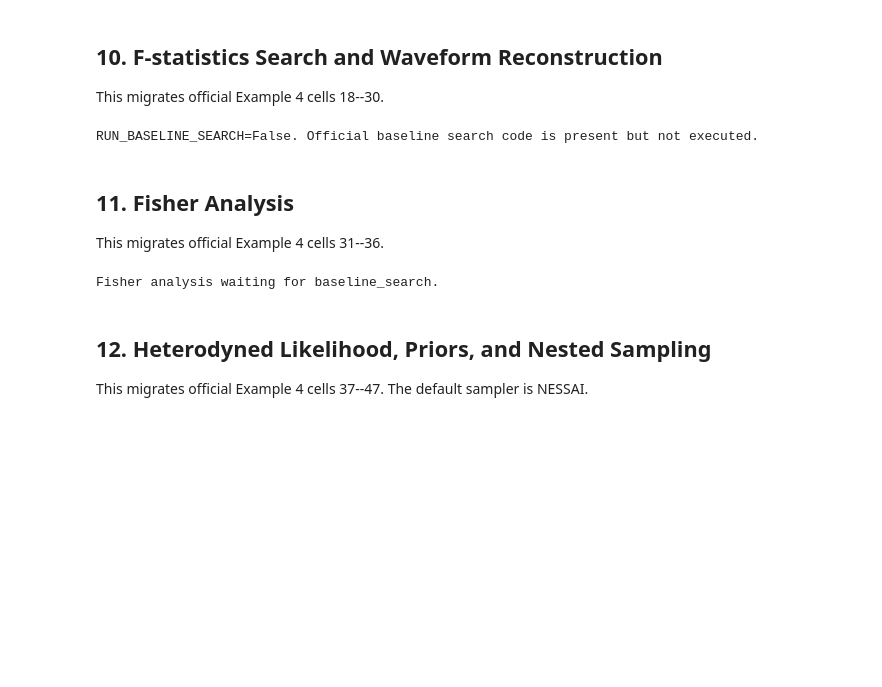
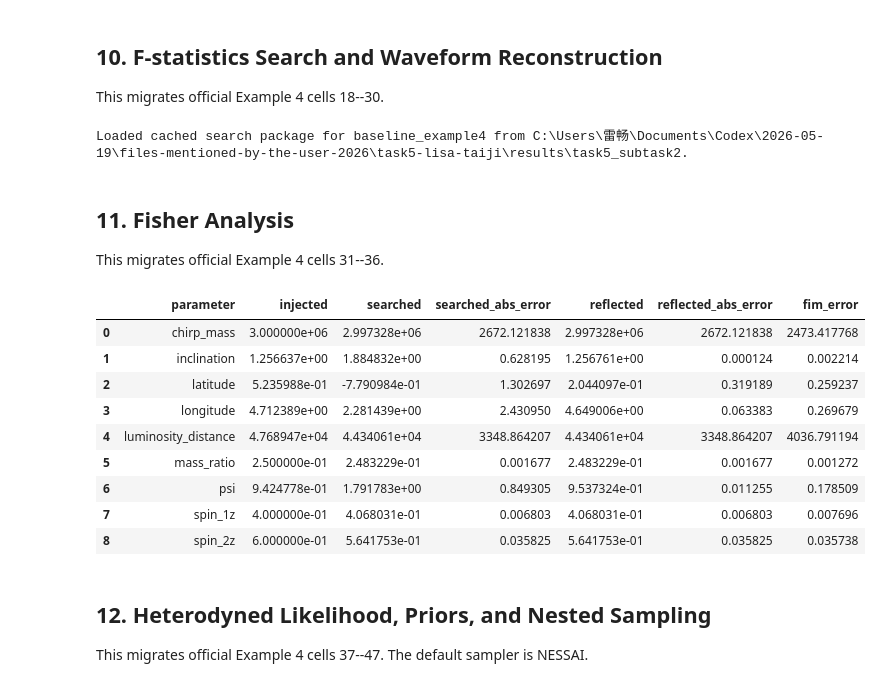
Before and after one commit to leichang131-debug/task5-lisa-taiji, a Jupyter notebook: notebooks/02_taiji_mbhb_parameter_estimation.ipynb, the cells around one changed output. Cells and saved outputs as stored; diff of their text form; code cells hidden in the pictures; blank space fills up the shorter version.

Commit message:
Complete subtask 2 TDC parameter workflow

```diff
--- a/notebooks/02_taiji_mbhb_parameter_estimation.ipynb
+++ b/notebooks/02_taiji_mbhb_parameter_estimation.ipynb
@@ -437,9 +481,11 @@ This migrates official Example 4 cells 18--30.
 def build_intrinsic_priors(response_kwargs_direct: dict) -> np.ndarray:
     return np.array([[5.0, 7.0], [0.01, 0.99], [-0.9, 0.9], [-0.9, 0.9], [response_kwargs_direct["tmin"], response_kwargs_direct["tmax"]], [0.0, TWOPI], [-1.0, 1.0]])
 
-def run_fstat_search(window: dict, maxiter: int = 1000, popsize_factor: int = 5) -> dict:
+def run_fstat_search(window: dict, maxiter: int | None = None, popsize_factor: int = 5) -> dict:
     if FDTDI is None:
         raise RuntimeError("Initialize FDTDI before running F-statistics search.")
+    if maxiter is None:
+        maxiter = SMOKE_TEST_SEARCH_MAXITER if USE_SMOKE_TEST_SEARCH else OFFICIAL_SEARCH_MAXITER
     response_kwargs_interp = build_response_kwargs(window, interpolation_method="cubic")
     response_kwargs_direct = response_kwargs_interp.copy()
     response_kwargs_direct["interpolation_method"] = None
@@ -455,7 +501,7 @@ def run_fstat_search(window: dict, maxiter: int = 1000, popsize_factor: int = 5)
 
     n_dim_int = 7
     bounds = np.array([np.zeros(n_dim_int), np.ones(n_dim_int)]).T
-    DE_result = differential_evolution(func=cost_function, bounds=bounds, x0=None, strategy="best1exp", maxiter=maxiter, popsize=popsize_factor*n_dim_int, tol=1e-6, atol=1e-8, mutation=(0.4, 0.95), recombination=0.7, disp=True, polish=False, workers=-1)
+    DE_result = differential_evolution(func=cost_function, bounds=bounds, x0=None, strategy="best1exp", maxiter=maxiter, popsize=popsize_factor*n_dim_int, tol=1e-6, atol=1e-8, mutation=(0.4, 0.95), recombination=0.7, disp=True, polish=False, workers=DE_WORKERS)
     searched_int_params = Fstat.IntParamArr2ParamDict(DE_result.x * (intrinsic_param_priors[:, 1] - intrinsic_param_priors[:, 0]) + intrinsic_param_priors[:, 0])
     searched_a = Fstat.calculate_Fstat(intrinsic_parameters=searched_int_params, return_a=True)
     searched_parameters = dict(searched_int_params, **Fstat.a_to_extrinsic(searched_a))
@@ -481,16 +527,44 @@ def plot_reconstruction(window: dict, search: dict, reflected: bool, filename: s
         plt.legend(loc="upper left")
     plt.suptitle(f"{window['label']} reconstruction ({title})")
     save_current_figure(filename)
+
+class CachedFisherErrors:
+    def __init__(self, param_errors: dict[str, float]):
+        self.param_errors = param_errors
+
+def load_search_from_cache(window: dict) -> tuple[dict, CachedFisherErrors] | tuple[None, None]:
+    param_path = RESULT_DIR / f"{window['label']}_searched_parameters.json"
+    reflected_path = RESULT_DIR / f"{window['label']}_searched_parameters_reflected.json"
+    fisher_path = RESULT_DIR / f"{window['label']}_fisher_errors.csv"
+    if not (param_path.exists() and reflected_path.exists() and fisher_path.exists()):
+        print(f"No cached search package found for {window['label']}.")
+        return None, None
+    if FDTDI is None:
+        raise RuntimeError("Initialize FDTDI before loading cached search waveforms.")
+    searched_parameters = json.loads(param_path.read_text(encoding="utf-8"))
+    searched_parameters_reflected = json.loads(reflected_path.read_text(encoding="utf-8"))
+    response_kwargs_interp = build_response_kwargs(window, interpolation_method="cubic")
+    response_kwargs_direct = response_kwargs_interp.copy()
+    response_kwargs_direct["interpolation_method"] = None
+    searched_wf = FDTDI.Response(searched_parameters, window["data_frequency"], **response_kwargs_interp)
+    searched_wf_reflected = FDTDI.Response(parameters=searched_parameters_reflected, freqs=window["data_frequency"], **response_kwargs_interp)
+    fisher_errors = pd.read_csv(fisher_path).set_index("parameter")["fim_error"].to_dict()
+    intrinsic_param_priors = build_intrinsic_priors(response_kwargs_direct)
+    search = dict(Fstat=None, DE_result=None, searched_parameters=searched_parameters, searched_parameters_reflected=searched_parameters_reflected, searched_wf=searched_wf, searched_wf_reflected=searched_wf_reflected, response_kwargs_interp=response_kwargs_interp, response_kwargs_direct=response_kwargs_direct, intrinsic_param_priors=intrinsic_param_priors)
+    print(f"Loaded cached search package for {window['label']} from {RESULT_DIR}.")
+    return search, CachedFisherErrors(fisher_errors)
 # %%
 baseline_search = None
 if RUN_BASELINE_SEARCH:
     baseline_search = run_fstat_search(baseline_window)
     plot_reconstruction(baseline_window, baseline_search, reflected=False, filename="03_baseline_reconstruction_direct.png")
     plot_reconstruction(baseline_window, baseline_search, reflected=True, filename="04_baseline_reconstruction_reflected.png")
+elif USE_CACHED_SEARCH_RESULTS:
+    baseline_search, baseline_FIM = load_search_from_cache(baseline_window)
 else:
     print("RUN_BASELINE_SEARCH=False. Official baseline search code is present but not executed.")
 # %% [output]
-RUN_BASELINE_SEARCH=False. Official baseline search code is present but not executed.
+Loaded cached search package for baseline_example4 from C:\Users\雷畅\Documents\Codex\2026-05-19\files-mentioned-by-the-user-2026\task5-lisa-taiji\results\task5_subtask2.
 # %% [markdown]
 ## 11. Fisher Analysis
 
@@ -502,36 +576,46 @@ def run_fisher_analysis(window: dict, search: dict) -> MultiChannelFisher:
     analyze_param_step_dict = {"chirp_mass": -10.0, "mass_ratio": -0.01, "spin_1z": -0.01, "spin_2z": -0.01, "reference_time": -0.001, "reference_phase": -0.01, "luminosity_distance": -10.0, "inclination": -0.01, "longitude": -0.01, "latitude": -0.01, "psi": -0.01}
     FIM = MultiChannelFisher(waveform_generator=fisher_waveform_wrapper, param_dict=search["searched_parameters"], analyze_param_step_dict=analyze_param_step_dict, frequency=window["data_frequency"], inverse_covariance=window["InvCovMat"], verbose=0)
     FIM.auto_test_step()
     FIM.calculate_Fisher()
     FIM.calculate_errors()
     pd.DataFrame([{"parameter": k, "fim_error": v} for k, v in FIM.param_errors.items()]).to_csv(RESULT_DIR / f"{window['label']}_fisher_errors.csv", index=False)
     return FIM
 
 def compare_search_to_injection(window: dict, search: dict, FIM) -> pd.DataFrame:
     injected_parameters_fref = injected_parameters.copy()
     injected_parameters_fref.pop("coalescence_time", None)
     injected_parameters_fref.pop("coalescence_phase", None)
     injected_parameters_fref["reference_time"] = None
     injected_parameters_fref["reference_phase"] = None
     rows = []
     for key, truth in injected_parameters_fref.items():
         if truth is None or key not in search["searched_parameters"]:
             continue
         rows.append(dict(parameter=key, injected=truth, searched=search["searched_parameters"][key], searched_abs_error=abs(truth-search["searched_parameters"][key]), reflected=search["searched_parameters_reflected"].get(key), reflected_abs_error=abs(truth-search["searched_parameters_reflected"][key]) if key in search["searched_parameters_reflected"] else np.nan, fim_error=FIM.param_errors.get(key, np.nan)))
     df = pd.DataFrame(rows)
     df.to_csv(RESULT_DIR / f"{window['label']}_search_vs_injection.csv", index=False)
     return df
 
-baseline_FIM = None
+baseline_FIM = globals().get("baseline_FIM")
 baseline_search_comparison = None
 if baseline_search is not None:
-    baseline_FIM = run_fisher_analysis(baseline_window, baseline_search)
+    if baseline_FIM is None:
+        baseline_FIM = run_fisher_analysis(baseline_window, baseline_search)
     baseline_search_comparison = compare_search_to_injection(baseline_window, baseline_search, baseline_FIM)
     display(baseline_search_comparison)
 else:
     print("Fisher analysis waiting for baseline_search.")
 # %% [output]
-Fisher analysis waiting for baseline_search.
+|  | parameter | injected | searched | searched_abs_error | reflected | reflected_abs_error | fim_error |
+| 0 | chirp_mass | 3.000000e+06 | 2.997328e+06 | 2672.121838 | 2.997328e+06 | 2672.121838 | 2473.417768 |
+| 1 | inclination | 1.256637e+00 | 1.884832e+00 | 0.628195 | 1.256761e+00 | 0.000124 | 0.002214 |
+| 2 | latitude | 5.235988e-01 | -7.790984e-01 | 1.302697 | 2.044097e-01 | 0.319189 | 0.259237 |
+| 3 | longitude | 4.712389e+00 | 2.281439e+00 | 2.430950 | 4.649006e+00 | 0.063383 | 0.269679 |
+| 4 | luminosity_distance | 4.768947e+04 | 4.434061e+04 | 3348.864207 | 4.434061e+04 | 3348.864207 | 4036.791194 |
+| 5 | mass_ratio | 2.500000e-01 | 2.483229e-01 | 0.001677 | 2.483229e-01 | 0.001677 | 0.001272 |
+| 6 | psi | 9.424778e-01 | 1.791783e+00 | 0.849305 | 9.537324e-01 | 0.011255 | 0.178509 |
+| 7 | spin_1z | 4.000000e-01 | 4.068031e-01 | 0.006803 | 4.068031e-01 | 0.006803 | 0.007696 |
+| 8 | spin_2z | 6.000000e-01 | 5.641753e-01 | 0.035825 | 5.641753e-01 | 0.035825 | 0.035738 |
 # %% [markdown]
 ## 12. Heterodyned Likelihood, Priors, and Nested Sampling
 
```
Also changed, not shown: parts of 13 cells of this notebook, 27 other files.
